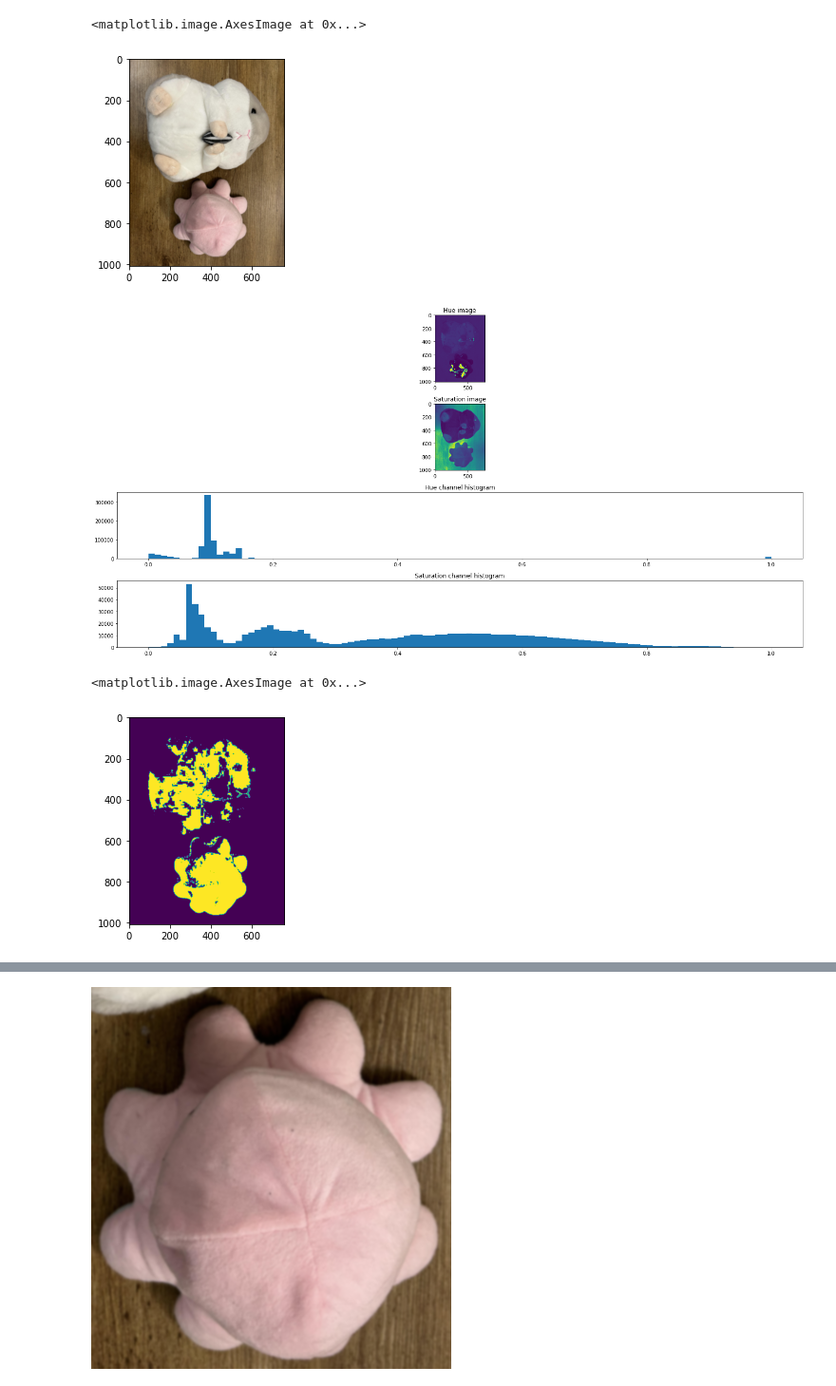
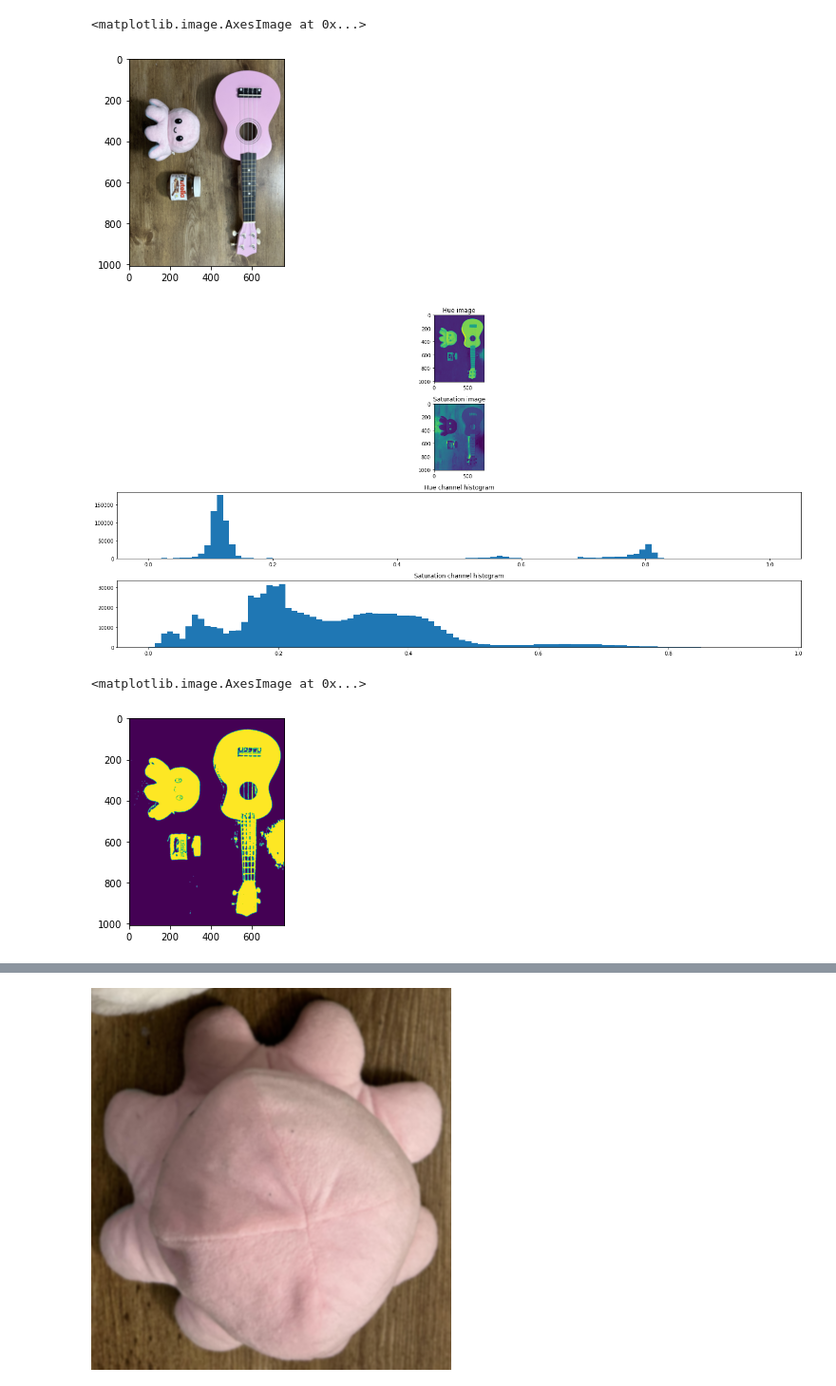
Before and after one commit to duong-vo/hoya-hack, a Jupyter notebook: vision/background_split.ipynb, the cells around one changed output, grey strips where cells are left out. Shown at 95% size. Saved outputs shown, nothing was run; the diff lists cells and outputs as text; code cells hidden in the pictures.

```diff
--- a/vision/background_split.ipynb
+++ b/vision/background_split.ipynb
@@ -5,14 +5,14 @@ import matplotlib.pyplot as plt
 from PIL import Image
 from skimage.transform import resize
 # %%
-img = skimage.io.imread('../test/wood1.jpg')
+img = skimage.io.imread('../test/wood4.jpg')
 img = resize(img, (img.shape[0] // 4, img.shape[1] // 4),
                        anti_aliasing=True)
 img = skimage.filters.gaussian(img)
 plt.imshow(img)
 # %% [output]
 <matplotlib.image.AxesImage at 0x...>
-[figure, old version]
+[figure, new version]
 # %%
 img_hsv = skimage.color.rgb2hsv(img)
 h = img_hsv[:,:,0]
@@ -28,15 +28,15 @@ ax4.hist(np.copy(s).flatten(), bins = 100)
 ax4.set_title("Saturation channel histogram")
 plt.tight_layout()
 # %% [output]
-[figure, old version]
+[figure, new version]
 # %%
-h_range = [0.05, 0.13]
-s_range = [0.25, 0.5]
+h_range = [0.05, 0.17]
+s_range = [0.3, 0.5]
 mask = (((h<h_range[0]) | (h>h_range[1])) & ((s<s_range[0]) | (s>s_range[1])))
 plt.imshow(mask)
 # %% [output]
 <matplotlib.image.AxesImage at 0x...>
-[figure, old version]
+[figure, new version]
 # %%
 mask = skimage.filters.median(mask, np.ones((9,9)))
 
```
Also changed, not shown: parts of 3 cells of this notebook, 9 other files.
